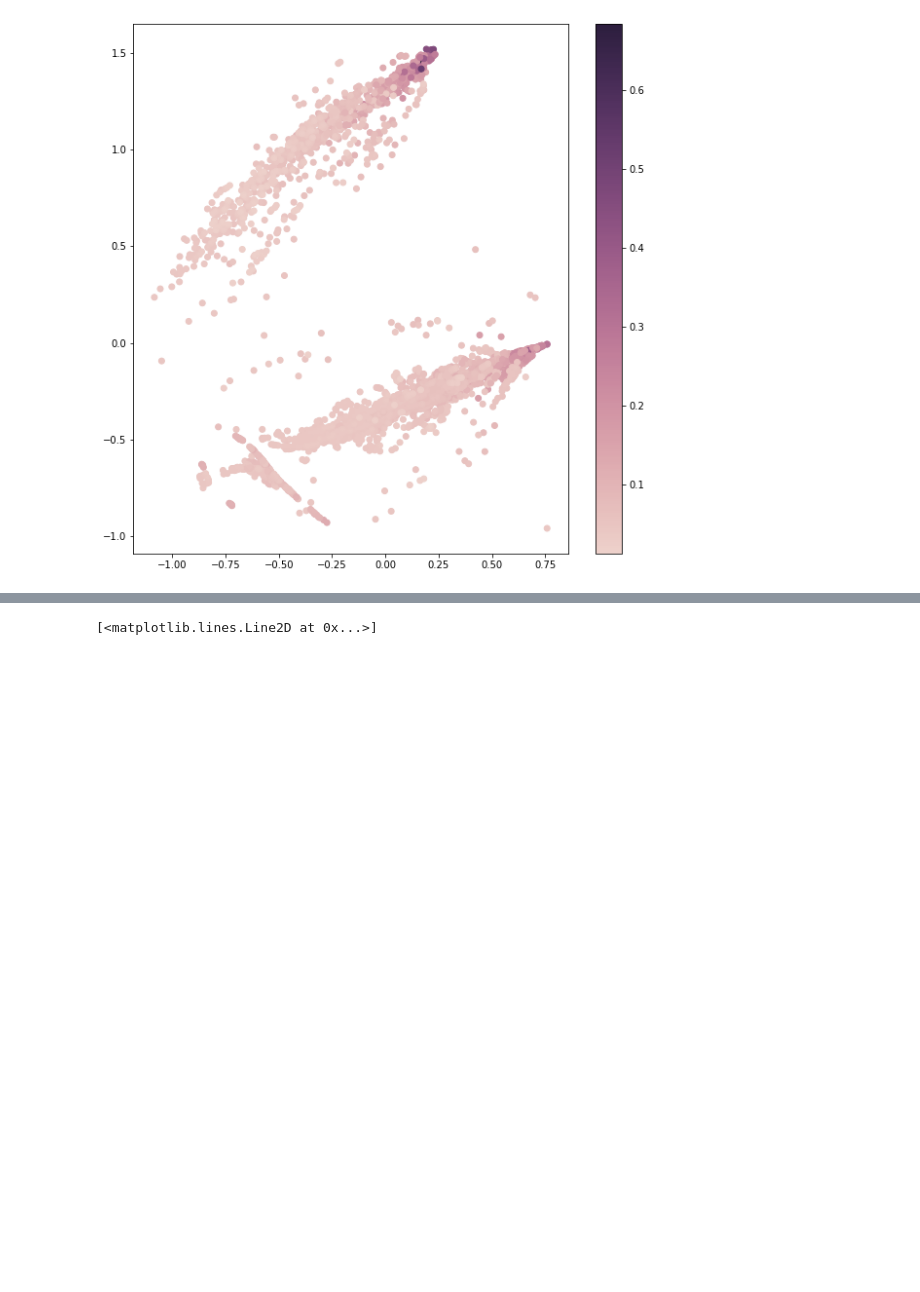
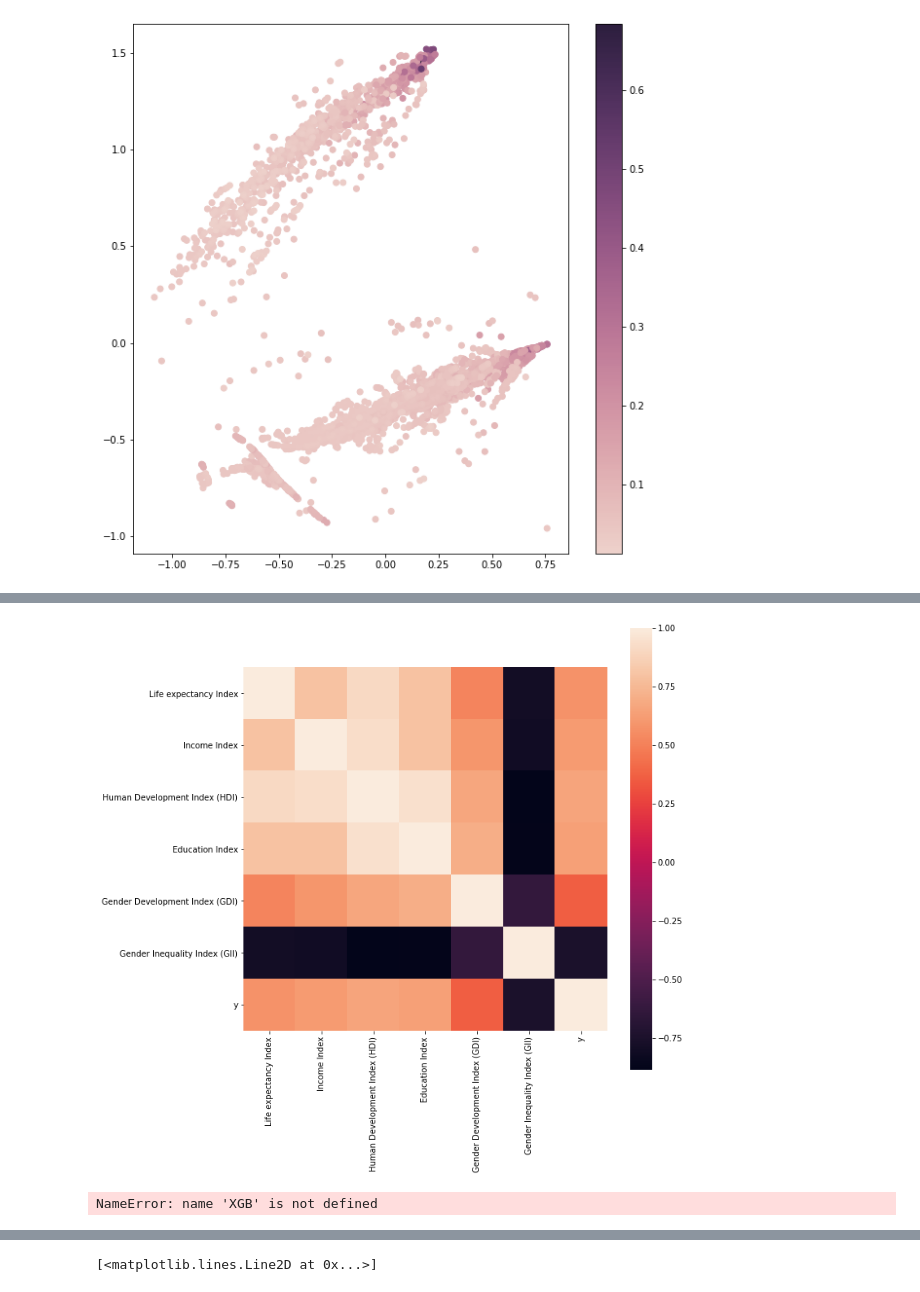
Before and after one commit to D1nay/prohack2020, a Jupyter notebook: EDA 2.ipynb, the cells around one changed output, grey strips where cells are left out. Drawn from its saved outputs; the diff is of its cells as text; code cells hidden in the pictures; blank space fills up the shorter version.

```diff
--- a/EDA 2.ipynb
+++ b/EDA 2.ipynb
@@ -173,0 +205,9 @@ sns.heatmap(full_ind.corr(), square=True)
+# %%
+fig, ax = plt.subplots(figsize=(10,10))
+ax = sns.heatmap(full_ind[index_columns+['y']].corr(method='pearson'), square=True)
+# %% [output]
+[figure, added]
+# %%
+data.columns[np.argsort(XGB.feature_importances_)[::-1] + 2]
+# %% [output]
+NameError: name 'XGB' is not defined
```
Also changed, not shown: parts of 7 cells of this notebook, 2 other files.
